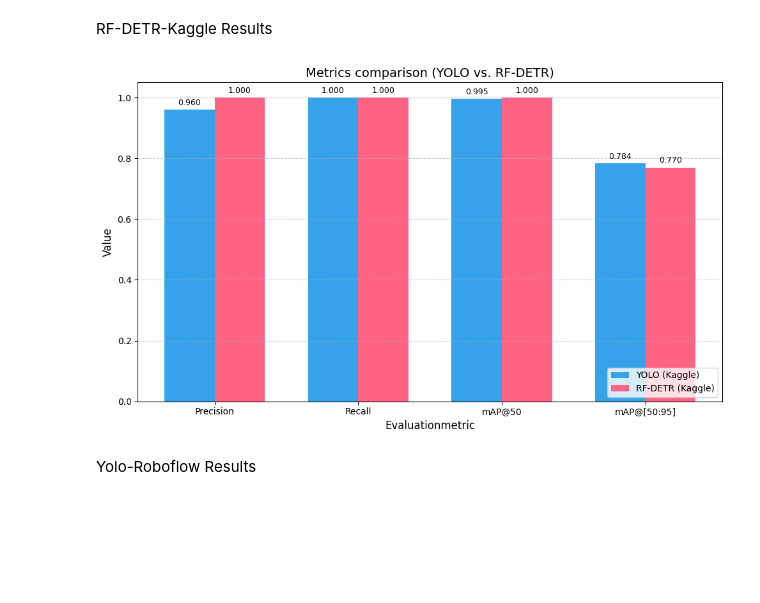
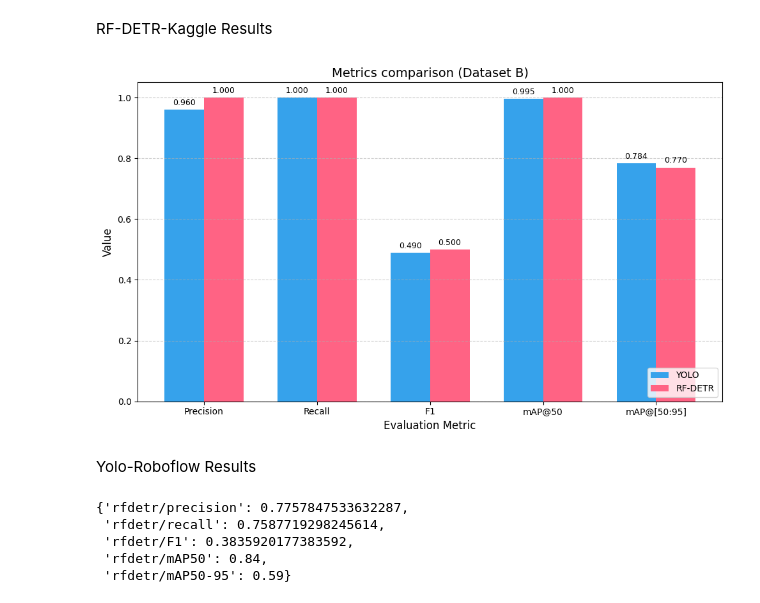
Before and after one commit to kekslol24/Glass-Defect-Detection-Evaluating-Object-Detection-Models, a Jupyter notebook: Coding/Model_Code/resultsplotting.ipynb, the cells around one changed output. Cells and saved outputs as stored; diff of their text form; code cells hidden in the pictures; blank space fills up the shorter version.

Commit message:
more plotting

```diff
--- a/Coding/Model_Code/resultsplotting.ipynb
+++ b/Coding/Model_Code/resultsplotting.ipynb
@@ -1,18 +1,30 @@
 # %% [markdown]
 YOLO-Kaggle Results
 # %%
+precision_kaggle_yolo = 0.96
+recall_kaggle_yolo = 1
+f1_kaggle_yolo = (precision_kaggle_yolo*recall_kaggle_yolo)/(precision_kaggle_yolo+recall_kaggle_yolo)
+
+
 yolo_kaggle_val = {
     "kaggle/precision": 0.96,
     'kaggle/recall': 1.0,
+    "kaggle/f1": f1_kaggle_yolo,
     'kaggle/mAP50': 0.995,
     'kaggle/mAP50-95': 0.7836242857007064
  }
 # %% [markdown]
 RF-DETR-Kaggle Results
 # %%
+precision_rfdetr_kaggle = 1
+recall_rfdetr_kaggle = 1
+f1_rfdetr_kaggle = (precision_rfdetr_kaggle*recall_rfdetr_kaggle)/(precision_rfdetr_kaggle+recall_rfdetr_kaggle)
+
+
 rfdetr_kaggle_val = {
     "rf-detr/precision": 1.0,
     "rf-detr/recall": 1,
+    "rf-detr/f1": f1_rfdetr_kaggle,
     "rf-detr/mAP50": 1.0,
     "rf-detr/mAP50-95": 0.77
 }
@@ -23,9 +35,9 @@ import numpy as np
 import matplotlib.pyplot as plt
 
 # 1. Daten in eine vergleichbare Struktur bringen
-metrics = ["Precision",'Recall', 'mAP@50', 'mAP@[50:95]']
-yolo_values = [yolo_kaggle_val["kaggle/precision"], yolo_kaggle_val['kaggle/recall'], yolo_kaggle_val['kaggle/mAP50'], yolo_kaggle_val['kaggle/mAP50-95']]
-rfdetr_values = [rfdetr_kaggle_val["rf-detr/precision"], rfdetr_kaggle_val['rf-detr/recall'], rfdetr_kaggle_val['rf-detr/mAP50'], rfdetr_kaggle_val['rf-detr/mAP50-95']]
+metrics = ["Precision",'Recall',"F1", 'mAP@50', 'mAP@[50:95]']
+yolo_values = [yolo_kaggle_val["kaggle/precision"], yolo_kaggle_val['kaggle/recall'],yolo_kaggle_val["kaggle/f1"] ,yolo_kaggle_val['kaggle/mAP50'], yolo_kaggle_val['kaggle/mAP50-95']]
+rfdetr_values = [rfdetr_kaggle_val["rf-detr/precision"], rfdetr_kaggle_val['rf-detr/recall'],rfdetr_kaggle_val["rf-detr/f1"] ,rfdetr_kaggle_val['rf-detr/mAP50'], rfdetr_kaggle_val['rf-detr/mAP50-95']]
 
 # 2. DataFrame für Matplotlib erstellen
 data = {
@@ -45,39 +57,39 @@ df_yolo = df[df['Model'] == 'YOLO']
 df_rfdetr = df[df['Model'] == 'RF-DETR']
 
 # Balken für YOLO plotten (links in der Gruppe)
-bar1 = ax.bar(index, df_yolo['Value'], bar_width, label='YOLO (Kaggle)', color='#36A2EB')
+bar1 = ax.bar(index, df_yolo['Value'], bar_width, label='YOLO', color='#36A2EB')
 
 # Balken für RF-DETR plotten (rechts in der Gruppe)
-bar2 = ax.bar(index + bar_width, df_rfdetr['Value'], bar_width, label='RF-DETR (Kaggle)', color='#FF6384')
+bar2 = ax.bar(index + bar_width, df_rfdetr['Value'], bar_width, label='RF-DETR', color='#FF6384')
 
 # 3. Diagramm formatieren
 ax.set_xlabel('Evaluation Metric', fontsize=12)
 ax.set_ylabel('Value', fontsize=12)
-ax.set_title('Metrics comparison (YOLO vs. RF-DETR)', fontsize=14)
+ax.set_title('Metrics comparison (Dataset B)', fontsize=14)
 ax.set_xticks(index + bar_width / 2)
 ax.set_xticklabels(metrics)
 ax.set_ylim(0, 1.05) # Y-Achse von 0 bis 1.05
 ax.legend(loc='lower right')
 ax.grid(axis='y', linestyle='--', alpha=0.6)
 
 # 4. Werte auf die Balken schreiben
 def add_labels(bars):
     for bar in bars:
         height = bar.get_height()
         ax.annotate(f'{height:.3f}',
                     xy=(bar.get_x() + bar.get_width() / 2, height),
                     xytext=(0, 3),  # 3 Punkte vertikaler Versatz
                     textcoords="offset points",
                     ha='center', va='bottom',
                     fontsize=9)
 
 add_labels(bar1)
 add_labels(bar2)
 
 plt.tight_layout()
 plt.show()
 # %% [output]
-[figure, old version]
+[figure, new version]
 # %% [markdown]
 Yolo-Roboflow Results
 # %%
@@ -88,0 +106,25 @@ yolo_roboflow = {'metrics/precision(B)': 0.8690170239277916,
+# %%
+TP=173
+TN=141
+FP=50
+FN=55
+
+precision_rfdetr = TP/(TP+FP)
+recall_rfdetr = TP/(TP+FN)
+f1_rfdetr = (precision_rfdetr*recall_rfdetr)/(precision_rfdetr + recall_rfdetr)
+rfdetr_roboflow = {
+    "rfdetr/precision": precision_rfdetr,
+    "rfdetr/recall": recall_rfdetr,
+    "rfdetr/F1": f1_rfdetr,
+    "rfdetr/mAP50": 0.84,
+    "rfdetr/mAP50-95": 0.59
+
+}
+
+rfdetr_roboflow
+# %% [output]
+{'rfdetr/precision': 0.7757847533632287,
+ 'rfdetr/recall': 0.7587719298245614,
+ 'rfdetr/F1': 0.3835920177383592,
+ 'rfdetr/mAP50': 0.84,
+ 'rfdetr/mAP50-95': 0.59}
```
Also changed, not shown: parts of 2 cells of this notebook, 1 other file.
